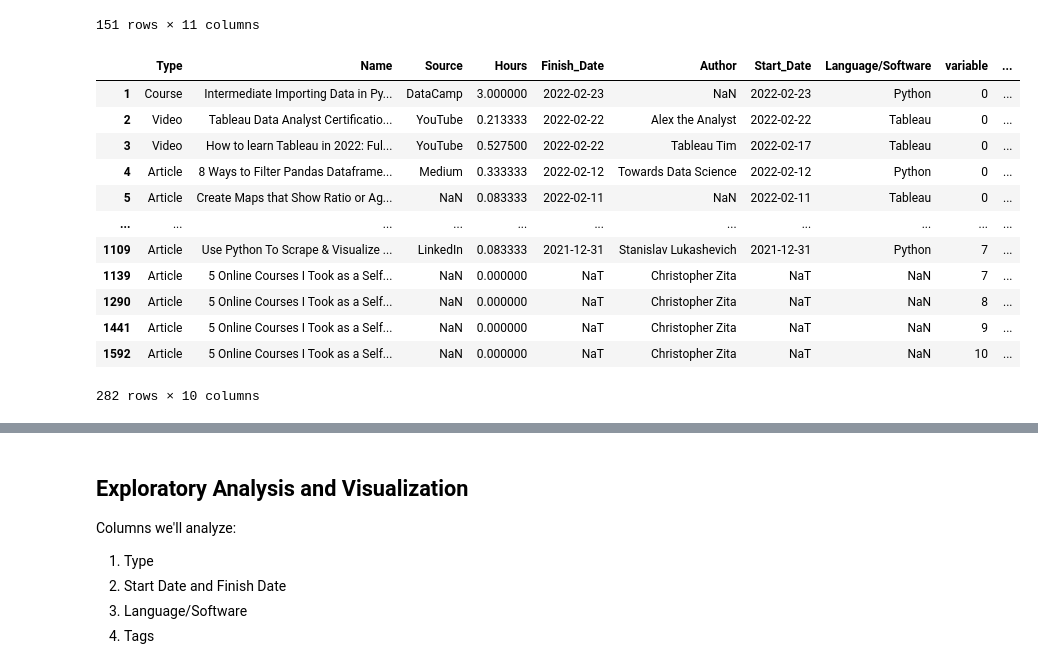
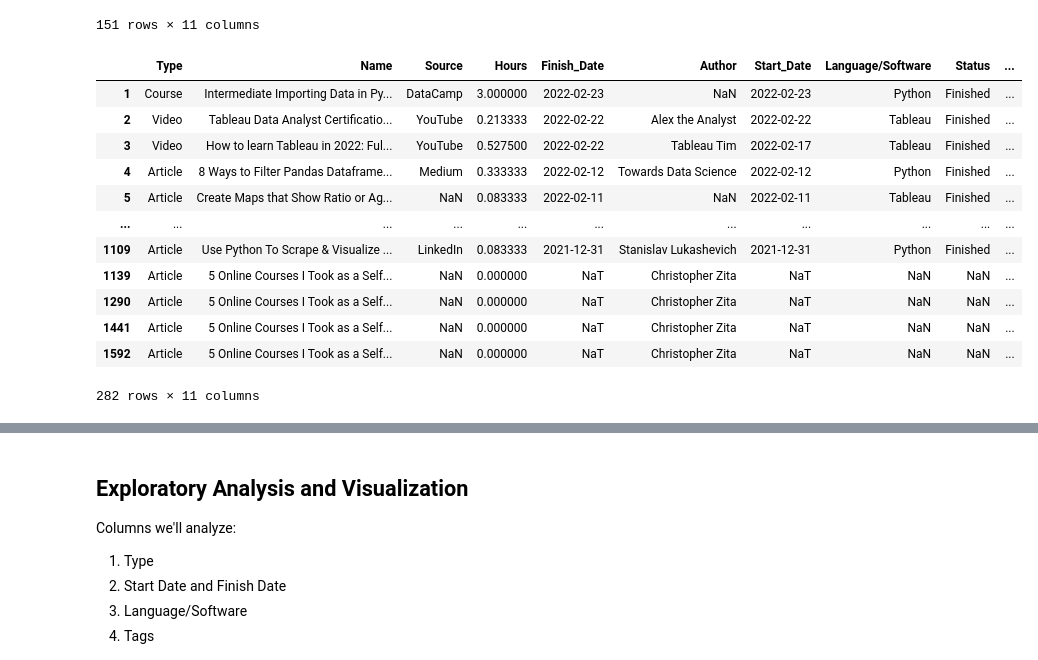
Before and after one commit to franco3x/Notion-66-Days-of-Data, a Jupyter notebook: Notion 66 Days of Data.ipynb, the cells around one changed output, grey strips where cells are left out. Drawn from its saved outputs; the diff is of its cells as text; code cells hidden in the pictures.

Commit message:
split columns and filtered by 66daysofdata

```diff
--- a/Notion 66 Days of Data.ipynb
+++ b/Notion 66 Days of Data.ipynb
@@ -459,20 +492,21 @@ df["Tags"].str.split(",", expand=True)
 # %%
 tag_count = df.copy()
 tag_count = pd.concat([tag_count, df["Tags"].str.split(",", expand=True)], axis=1)
-tag_count = tag_count.melt(id_vars=["Type", "Name", "Source", "Hours", "Finish_Date", "Author", "Start_Date", "Language/Software"], value_vars=range(11), value_name="tag")
+tag_count = tag_count.melt(id_vars=["Type", "Name", "Source", "Hours", "Finish_Date", "Author", "Start_Date", "Language/Software", "Status"], value_vars=range(11), value_name="tag")
 tag_count = tag_count[tag_count["tag"].notna()]
+tag_count['tag'] = tag_count['tag'].str.strip()
 tag_count
 # %% [output]
-|  | Type | Name | Source | Hours | Finish_Date | Author | Start_Date | Language/Software | variable | ... |
-| 1 | Course | Intermediate Importing Data in Py... | DataCamp | 3.000000 | 2022-02-23 | NaN | 2022-02-23 | Python | 0 | ... |
-| 2 | Video | Tableau Data Analyst Certificatio... | YouTube | 0.213333 | 2022-02-22 | Alex the Analyst | 2022-02-22 | Tableau | 0 | ... |
-| 3 | Video | How to learn Tableau in 2022: Ful... | YouTube | 0.527500 | 2022-02-22 | Tableau Tim | 2022-02-17 | Tableau | 0 | ... |
-| 4 | Article | 8 Ways to Filter Pandas Dataframe... | Medium | 0.333333 | 2022-02-12 | Towards Data Science | 2022-02-12 | Python | 0 | ... |
-| 5 | Article | Create Maps that Show Ratio or Ag... | NaN | 0.083333 | 2022-02-11 | NaN | 2022-02-11 | Tableau | 0 | ... |
+|  | Type | Name | Source | Hours | Finish_Date | Author | Start_Date | Language/Software | Status | ... |
+| 1 | Course | Intermediate Importing Data in Py... | DataCamp | 3.000000 | 2022-02-23 | NaN | 2022-02-23 | Python | Finished | ... |
+| 2 | Video | Tableau Data Analyst Certificatio... | YouTube | 0.213333 | 2022-02-22 | Alex the Analyst | 2022-02-22 | Tableau | Finished | ... |
+| 3 | Video | How to learn Tableau in 2022: Ful... | YouTube | 0.527500 | 2022-02-22 | Tableau Tim | 2022-02-17 | Tableau | Finished | ... |
+| 4 | Article | 8 Ways to Filter Pandas Dataframe... | Medium | 0.333333 | 2022-02-12 | Towards Data Science | 2022-02-12 | Python | Finished | ... |
+| 5 | Article | Create Maps that Show Ratio or Ag... | NaN | 0.083333 | 2022-02-11 | NaN | 2022-02-11 | Tableau | Finished | ... |
 | ... | ... | ... | ... | ... | ... | ... | ... | ... | ... | ... |
-| 1109 | Article | Use Python To Scrape & Visualize ... | LinkedIn | 0.083333 | 2021-12-31 | Stanislav Lukashevich | 2021-12-31 | Python | 7 | ... |
-| 1139 | Article | 5 Online Courses I Took as a Self... | NaN | 0.000000 | NaT | Christopher Zita | NaT | NaN | 7 | ... |
-| 1290 | Article | 5 Online Courses I Took as a Self... | NaN | 0.000000 | NaT | Christopher Zita | NaT | NaN | 8 | ... |
-| 1441 | Article | 5 Online Courses I Took as a Self... | NaN | 0.000000 | NaT | Christopher Zita | NaT | NaN | 9 | ... |
-| 1592 | Article | 5 Online Courses I Took as a Self... | NaN | 0.000000 | NaT | Christopher Zita | NaT | NaN | 10 | ... |
+| 1109 | Article | Use Python To Scrape & Visualize ... | LinkedIn | 0.083333 | 2021-12-31 | Stanislav Lukashevich | 2021-12-31 | Python | Finished | ... |
+| 1139 | Article | 5 Online Courses I Took as a Self... | NaN | 0.000000 | NaT | Christopher Zita | NaT | NaN | NaN | ... |
+| 1290 | Article | 5 Online Courses I Took as a Self... | NaN | 0.000000 | NaT | Christopher Zita | NaT | NaN | NaN | ... |
+| 1441 | Article | 5 Online Courses I Took as a Self... | NaN | 0.000000 | NaT | Christopher Zita | NaT | NaN | NaN | ... |
+| 1592 | Article | 5 Online Courses I Took as a Self... | NaN | 0.000000 | NaT | Christopher Zita | NaT | NaN | NaN | ... |
-282 rows × 10 columns
+282 rows × 11 columns
```
Also changed, not shown: parts of 16 cells of this notebook.
